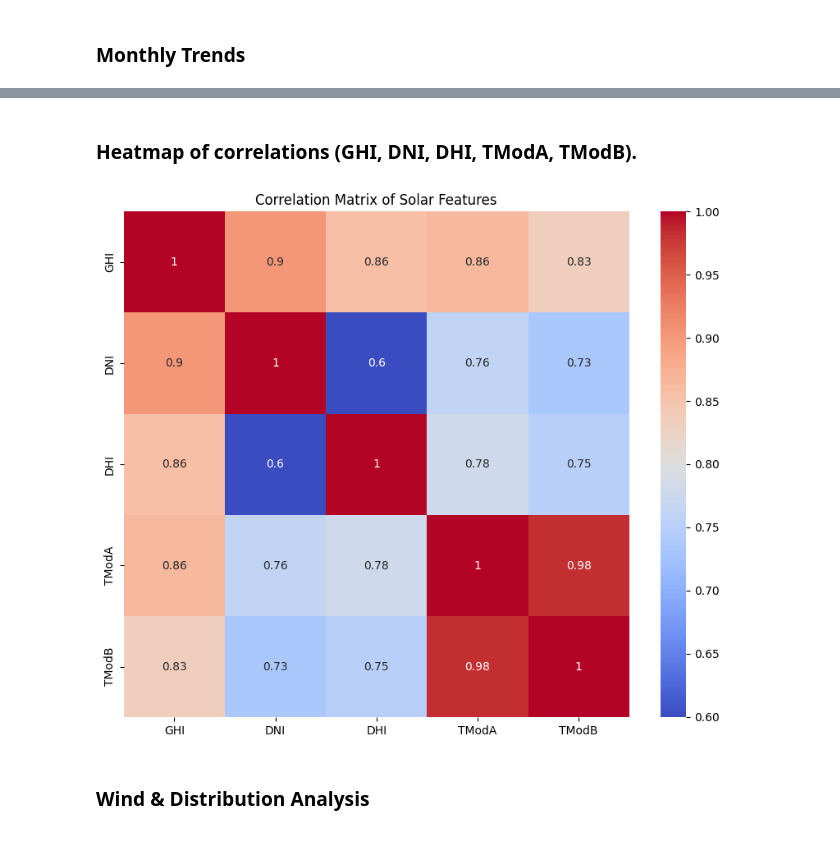
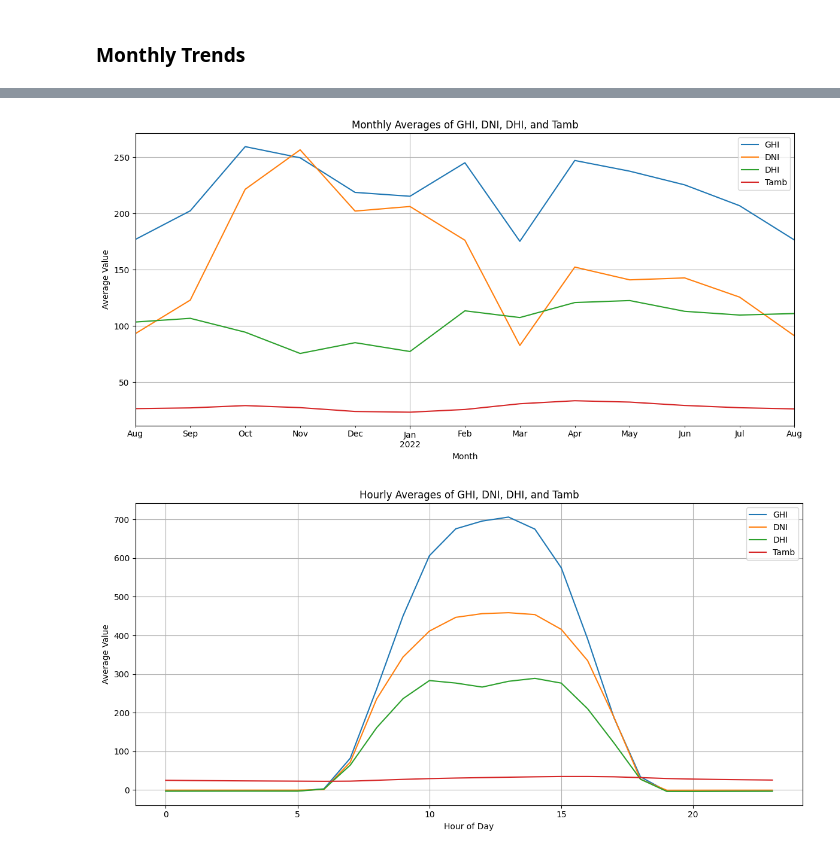
Before and after one commit to Bekuma1011/moonlight-solar-strategy-analysis, a Jupyter notebook: notebooks/benin_eda.ipynb, the cells around one changed output, grey strips where cells are left out. Drawn from its saved outputs; the diff is of its cells as text; code cells hidden in the pictures.

Commit message:
notebook: Refactor benin_eda.ipynb to use OOP

```diff
--- a/notebooks/benin_eda.ipynb
+++ b/notebooks/benin_eda.ipynb
@@ -243,0 +7,6 @@ plt.show()
+# %%
+# create benin object
+benin = DataAnalysis(r"C:\Users\bekuman\Downloads\data\benin-malanville.csv")
+# %%
+# Loads the dataset into a DataFrame.
+benin.load_data()
@@ -314,16 +153,10 @@ plt.show()
-# %% [markdown]
-### Heatmap of correlations (GHI, DNI, DHI, TModA, TModB).
-# %%
-# Compute the correlation matrix for numeric columns
-numeric_cols = ["GHI", "DNI", "DHI", "TModA", "TModB" ]
-corr = df[numeric_cols].corr()
-
-# Visualize the heatmap
-plt.figure(figsize=(10, 8))  # Optional: Adjust the size
-sns.heatmap(corr, annot=True, cmap="coolwarm", square=True)
-plt.title("Correlation Matrix of Solar Features")
-plt.show()
-# %% [output]
-[figure, removed]
-# %% [markdown]
-### Wind & Distribution Analysis
+# %%
+#montly trend analyisis
+benin.plot_monthly_averages()
+# %% [output]
+[figure, added]
+# %%
+# hourly trend analysis for GHI, DNI and Tamb
+benin.plot_hourly_averages()
+# %% [output]
+[figure, added]
```
Also changed, not shown: parts of 53 cells of this notebook.
